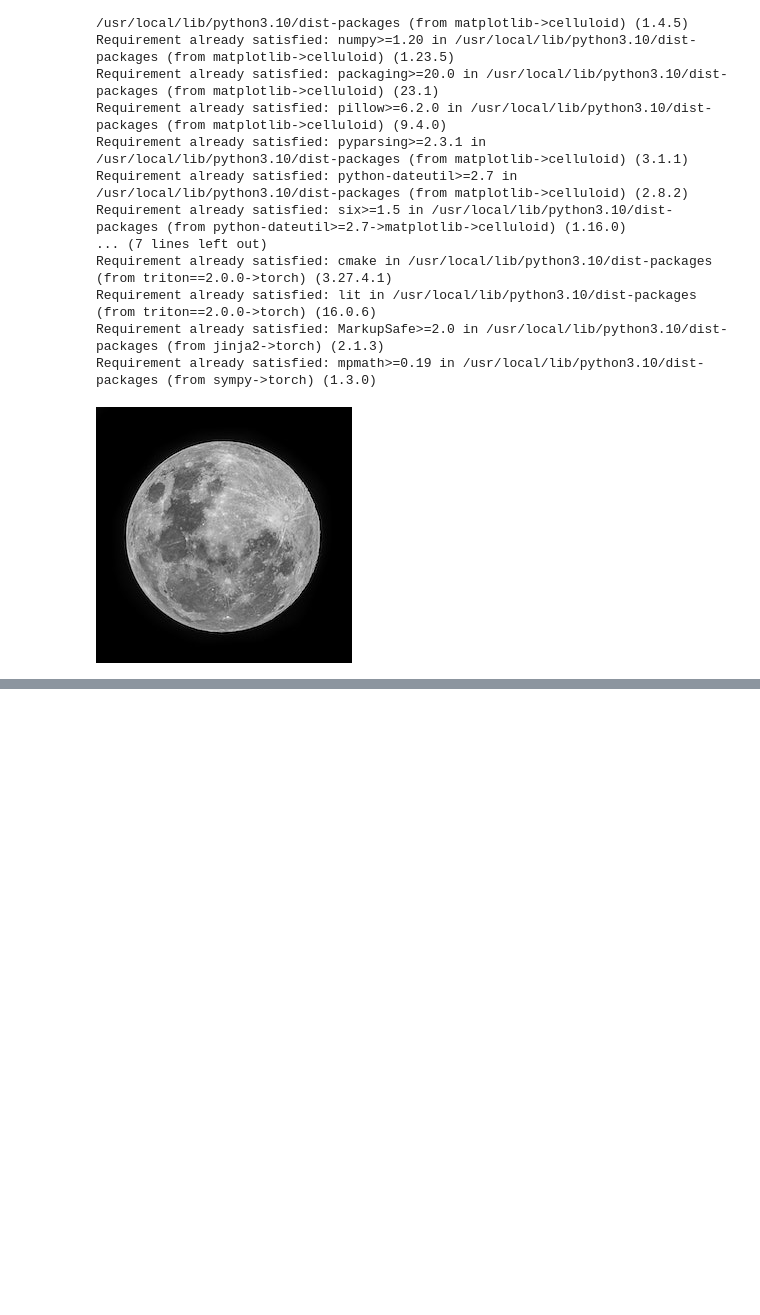
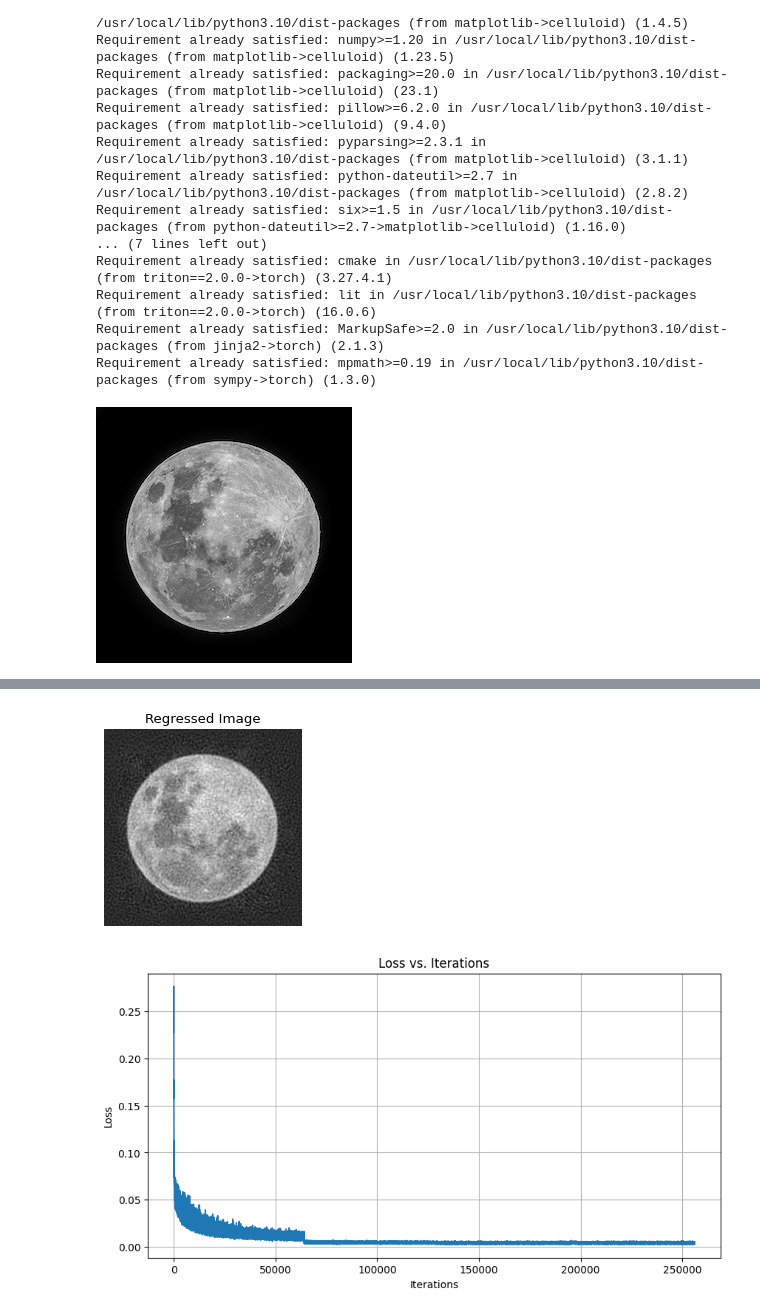
Before and after one commit to GardnerL16/GardnerL16.github.io, a Jupyter notebook: HW_p4.ipynb, the cells around one changed output, grey strips where cells are left out. Cells and saved outputs as stored; diff of their text form; code cells hidden in the pictures; blank space fills up the shorter version.

```diff
--- a/HW_p4.ipynb
+++ b/HW_p4.ipynb
@@ -96,12 +108,13 @@ class MLP(nn.Module):
 # %%
 #Step 3: Setup optimizer
-lr=1e-2 #Part 3, 1
-n_epochs=1000 # Part 3, 2
-activat=lambda x: np.sin(x)
+lr=1e-2
+n_epochs=1000
 
-model=MLP([1,25,1],activation=activat)
-optim=torch.optim.SGD(model.parameters(),lr=lr) #Part 3, 3
+model=MLP(architecture=[2, 100, 100, 1],activation='sinusoidal')
+optim=torch.optim.SGD(model.parameters(),lr=lr)
 scheduler = torch.optim.lr_scheduler.MultiStepLR(optim,milestones=[250,500],
-                                                  gamma=0.1) #Part 3, 4-5
+                                                  gamma=0.1)
+for param in model.parameters():
+    param.data = param.data.float()
 # %%
 #Step 4: Define Objective/loss fuction
@@ -131,0 +166,25 @@ for n in range(n_epochs):
+# %%
+# Step 5: Plot the regressed image
+with torch.no_grad():
+    xx, yy = torch.meshgrid(torch.linspace(0, 1, 256), torch.linspace(0, 1, 256))
+    grid_points = torch.stack((xx, yy), dim=-1).view(-1, 2)
+    predicted_image = model(grid_points.float()).view(256, 256).numpy()
+
+# Display the final regressed image
+plt.figure(figsize=(256/80, 256/80), dpi=80)
+plt.imshow(predicted_image, cmap="gray")
+plt.title("Regressed Image")
+plt.axis("off")
+plt.show()
+
+# Plot loss over time
+plt.figure(figsize=(10, 5))
+plt.plot(loss_over_time)
+plt.xlabel("Iterations")
+plt.ylabel("Loss")
+plt.title("Loss vs. Iterations")
+plt.grid(True)
+#plt.show()
+# %% [output]
+[figure, added]
+[figure, added]
```
Also changed, not shown: parts of 7 cells of this notebook.
